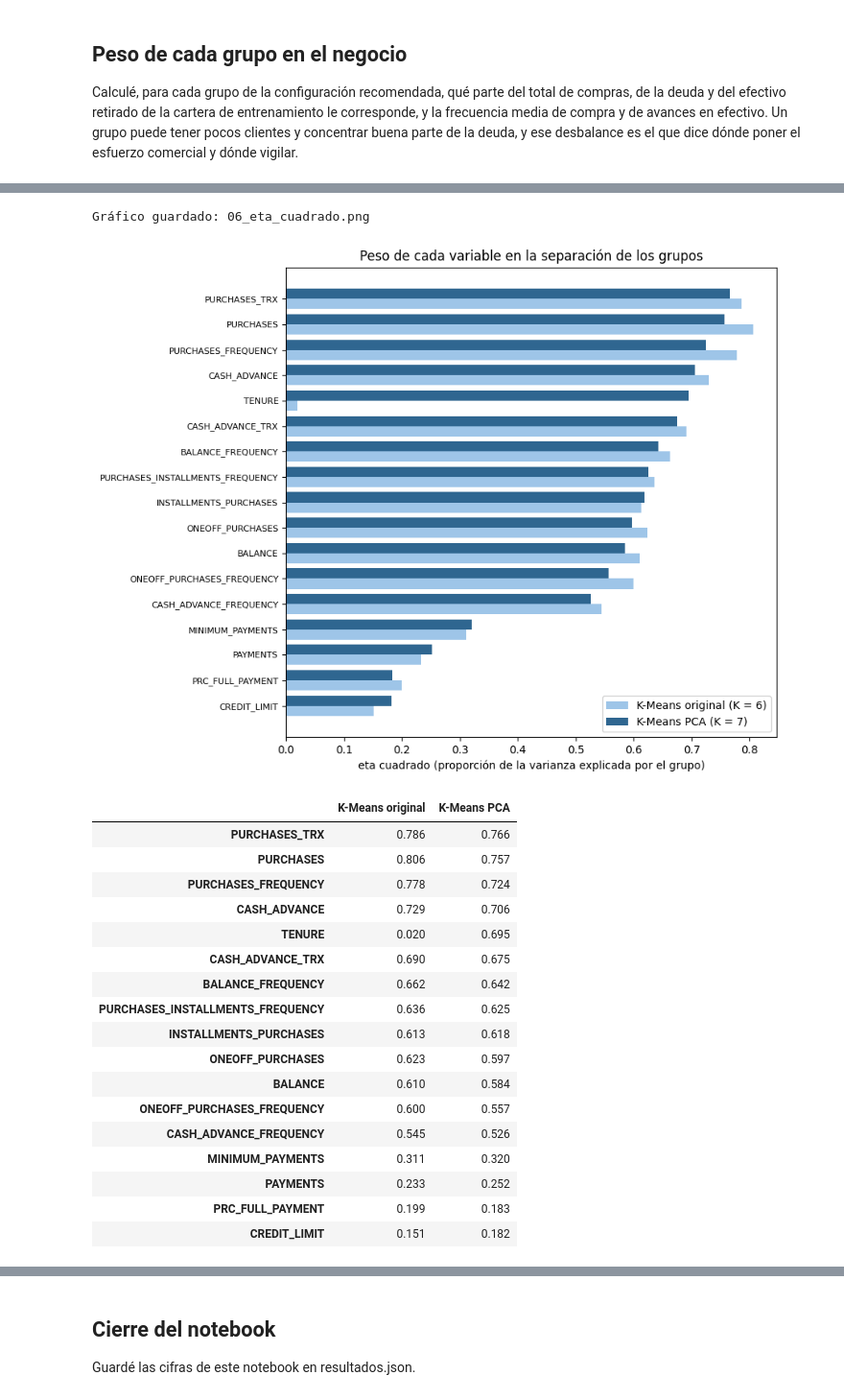
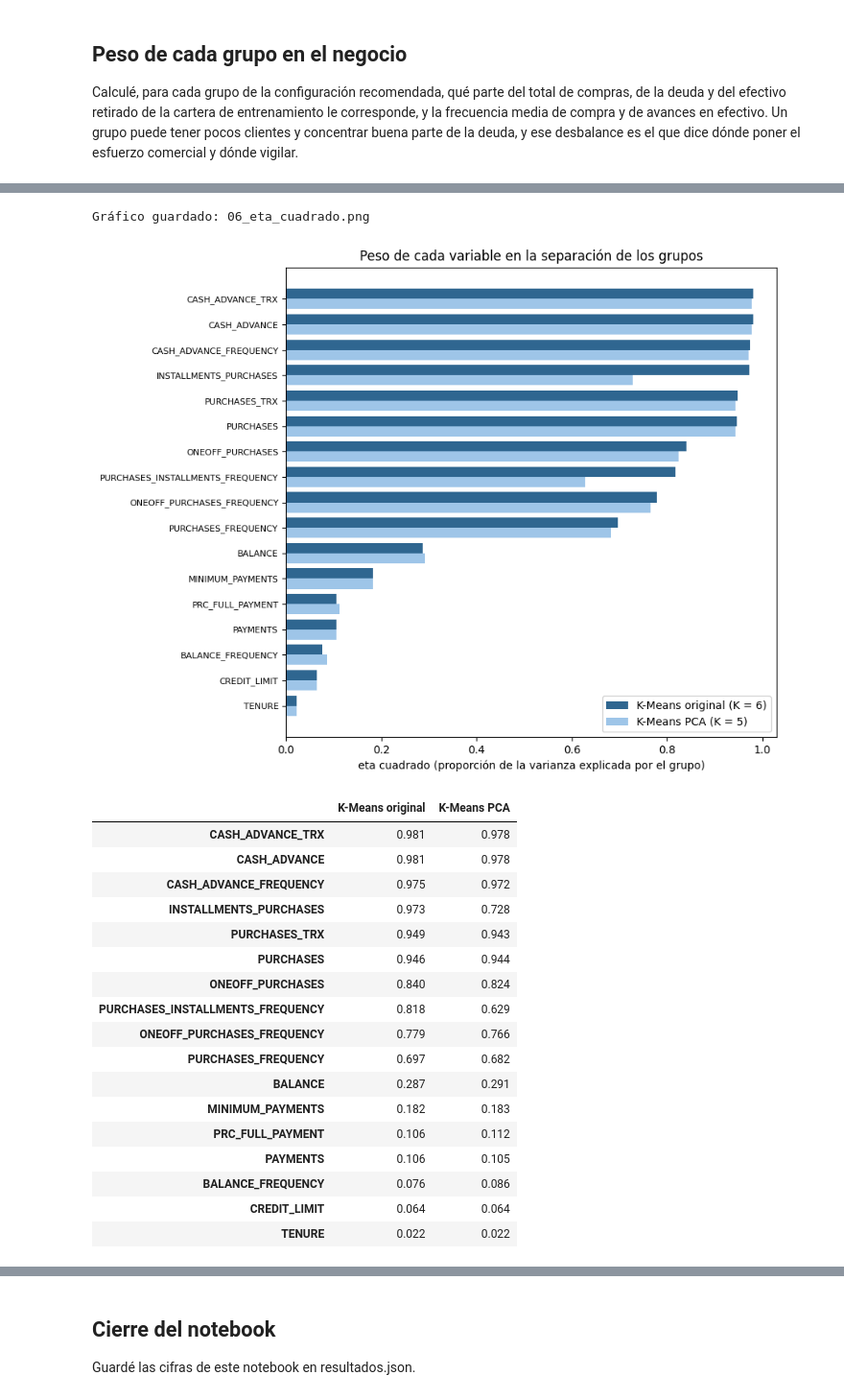
Before and after one commit to alejandroramirezucb/credit_card, a Jupyter notebook: notebooks/06_interpretacion_y_conclusiones.ipynb, the cells around one changed output, grey strips where cells are left out. Shown at 96% size. Saved outputs shown, nothing was run; the diff lists cells and outputs as text; code cells hidden in the pictures.

```diff
--- a/notebooks/06_interpretacion_y_conclusiones.ipynb
+++ b/notebooks/06_interpretacion_y_conclusiones.ipynb
@@ -126,7 +127,7 @@ def perfil(etiquetas):
 def mapa(etiquetas, nombre, titulo):
     z = pd.DataFrame(X_tr, columns=COLUMNAS).groupby(etiquetas).mean()
     fig, ax = plt.subplots(figsize=(14, 0.6 * len(z) + 2))
-    im = ax.imshow(z, cmap='RdBu_r', vmin=-1.5, vmax=1.5, aspect='auto')
+    im = ax.imshow(z, cmap='RdBu_r', vmin=-3, vmax=3, aspect='auto')
     ax.set_xticks(range(len(COLUMNAS)))
     ax.set_xticklabels(COLUMNAS, rotation=60, ha='right', fontsize=8)
     ax.set_yticks(range(len(z)))
@@ -134,13 +135,12 @@ def mapa(etiquetas, nombre, titulo):
     for i in range(len(z)):
         for j in range(len(COLUMNAS)):
             ax.text(j, i, f'{z.iloc[i, j]:.1f}', ha='center', va='center', fontsize=7)
-    fig.colorbar(im, label='media estandarizada')
+    fig.colorbar(im, label='media transformada')
     ax.set_title(titulo)
     guardar(nombre)
 
-perfil_km, perfil_gm = perfil(et_km_tr), perfil(et_gm_tr)
+perfil_km = perfil(et_km_tr)
 resultados['perfil_km'] = perfil_km.to_dict(orient='index')
-resultados['perfil_gmm'] = perfil_gm.to_dict(orient='index')
 mapa(et_km_tr, '06_perfil_kmeans', f'Perfil de los {K_KM} grupos de K-Means (espacio original)')
 perfil_km
 # %% [output]
@@ -183,6 +182,9 @@ y les puse nombre y acción comercial a partir de sus medianas.
 # %%
-perfil_kmp = perfil(et_kmp_tr)
+perfil_gm, perfil_kmp = perfil(et_gm_tr), perfil(et_kmp_tr)
+resultados['perfil_gmm'] = perfil_gm.to_dict(orient='index')
 resultados['perfil_km_pca'] = perfil_kmp.to_dict(orient='index')
+mapa(et_gm_tr, '06_perfil_gmm', f'Perfil de los {K_GMM} grupos de GMM (espacio original)')
 mapa(et_kmp_tr, '06_perfil_kmeans_pca', f'Perfil de los {K_KM_PCA} grupos de K-Means en PCA')
+display(perfil_gm)
 perfil_kmp
 # %% [output]
@@ -229,16 +221,16 @@ del efectivo retirado de la cartera de entrenamiento le corresponde, y la frecue
 avances en efectivo. Un grupo puede tener pocos clientes y concentrar buena parte de la deuda, y ese
 desbalance es el que dice dónde poner el esfuerzo comercial y dónde vigilar.
 # %%
-t = X_train.assign(grupo=et_kmp_tr)
+t = X_train.assign(grupo=et_km_tr)
 totales = X_train[['PURCHASES', 'BALANCE', 'CASH_ADVANCE']].sum()
 negocio = (t.groupby('grupo')[['PURCHASES', 'BALANCE', 'CASH_ADVANCE']].sum() / totales * 100)
 negocio = negocio.apply(lambda c: redondear_serie(c, 1)).rename(columns={
     'PURCHASES': 'compras (por ciento)', 'BALANCE': 'deuda (por ciento)', 'CASH_ADVANCE': 'efectivo (por ciento)'})
-negocio.insert(0, 'clientes (por ciento)', perfil_kmp['por ciento'])
+negocio.insert(0, 'clientes (por ciento)', perfil_km['por ciento'])
 frecuencias_medias = t.groupby('grupo')[['PURCHASES_FREQUENCY', 'CASH_ADVANCE_FREQUENCY']].mean()
 negocio['frecuencia media de compra'] = redondear_serie(frecuencias_medias['PURCHASES_FREQUENCY'], 2)
 negocio['frecuencia media de efectivo'] = redondear_serie(frecuencias_medias['CASH_ADVANCE_FREQUENCY'], 2)
-resultados['negocio_km_pca'] = negocio.to_dict(orient='index')
+resultados['negocio_km'] = negocio.to_dict(orient='index')
 negocio
 # %% [output]
 |  | clientes (por ciento) | compras (por ciento) | deuda (por ciento) | efectivo (por ciento) | ... |
@@ -272,43 +264,43 @@ valores sean comparables.
 # %%
 def eta_cuadrado(etiquetas):
     Z = pd.DataFrame(X_tr, columns=COLUMNAS)
     total = ((Z - Z.mean()) ** 2).sum()
     medias = Z.groupby(etiquetas).transform('mean')
     entre = ((medias - Z.mean()) ** 2).sum()
     return redondear_serie(entre / total)
 
 eta = pd.DataFrame({'K-Means original': eta_cuadrado(et_km_tr),
-                    'K-Means PCA': eta_cuadrado(et_kmp_tr)}).sort_values('K-Means PCA')
+                    'K-Means PCA': eta_cuadrado(et_kmp_tr)}).sort_values('K-Means original')
 resultados['eta_cuadrado'] = eta.to_dict()
 fig, ax = plt.subplots(figsize=(9, 7))
 y = np.arange(len(eta))
-ax.barh(y - 0.2, eta['K-Means original'], height=0.4, color='#9ec5e8', label=f'K-Means original (K = {K_KM})')
-ax.barh(y + 0.2, eta['K-Means PCA'], height=0.4, color='#2f6690', label=f'K-Means PCA (K = {K_KM_PCA})')
+ax.barh(y + 0.2, eta['K-Means original'], height=0.4, color='#2f6690', label=f'K-Means original (K = {K_KM})')
+ax.barh(y - 0.2, eta['K-Means PCA'], height=0.4, color='#9ec5e8', label=f'K-Means PCA (K = {K_KM_PCA})')
 ax.set_yticks(y)
 ax.set_yticklabels(eta.index, fontsize=8)
 ax.set_xlabel('eta cuadrado (proporción de la varianza explicada por el grupo)')
 ax.set_title('Peso de cada variable en la separación de los grupos')
 ax.legend()
 guardar('06_eta_cuadrado')
-eta.sort_values('K-Means PCA', ascending=False)
+eta.sort_values('K-Means original', ascending=False)
 # %% [output]
 Gráfico guardado: 06_eta_cuadrado.png
-[figure, old version]
+[figure, new version]
 |  | K-Means original | K-Means PCA |
-| PURCHASES_TRX | 0.786 | 0.766 |
-| PURCHASES | 0.806 | 0.757 |
-| PURCHASES_FREQUENCY | 0.778 | 0.724 |
-| CASH_ADVANCE | 0.729 | 0.706 |
-| TENURE | 0.020 | 0.695 |
-| CASH_ADVANCE_TRX | 0.690 | 0.675 |
-| BALANCE_FREQUENCY | 0.662 | 0.642 |
-| PURCHASES_INSTALLMENTS_FREQUENCY | 0.636 | 0.625 |
-| INSTALLMENTS_PURCHASES | 0.613 | 0.618 |
-| ONEOFF_PURCHASES | 0.623 | 0.597 |
-| BALANCE | 0.610 | 0.584 |
-| ONEOFF_PURCHASES_FREQUENCY | 0.600 | 0.557 |
-| CASH_ADVANCE_FREQUENCY | 0.545 | 0.526 |
-| MINIMUM_PAYMENTS | 0.311 | 0.320 |
-| PAYMENTS | 0.233 | 0.252 |
-| PRC_FULL_PAYMENT | 0.199 | 0.183 |
-| CREDIT_LIMIT | 0.151 | 0.182 |
+| CASH_ADVANCE_TRX | 0.981 | 0.978 |
+| CASH_ADVANCE | 0.981 | 0.978 |
+| CASH_ADVANCE_FREQUENCY | 0.975 | 0.972 |
+| INSTALLMENTS_PURCHASES | 0.973 | 0.728 |
+| PURCHASES_TRX | 0.949 | 0.943 |
+| PURCHASES | 0.946 | 0.944 |
+| ONEOFF_PURCHASES | 0.840 | 0.824 |
+| PURCHASES_INSTALLMENTS_FREQUENCY | 0.818 | 0.629 |
+| ONEOFF_PURCHASES_FREQUENCY | 0.779 | 0.766 |
+| PURCHASES_FREQUENCY | 0.697 | 0.682 |
+| BALANCE | 0.287 | 0.291 |
+| MINIMUM_PAYMENTS | 0.182 | 0.183 |
+| PRC_FULL_PAYMENT | 0.106 | 0.112 |
+| PAYMENTS | 0.106 | 0.105 |
+| BALANCE_FREQUENCY | 0.076 | 0.086 |
+| CREDIT_LIMIT | 0.064 | 0.064 |
+| TENURE | 0.022 | 0.022 |
```
Also changed, not shown: parts of 17 cells of this notebook, 21 other files.
